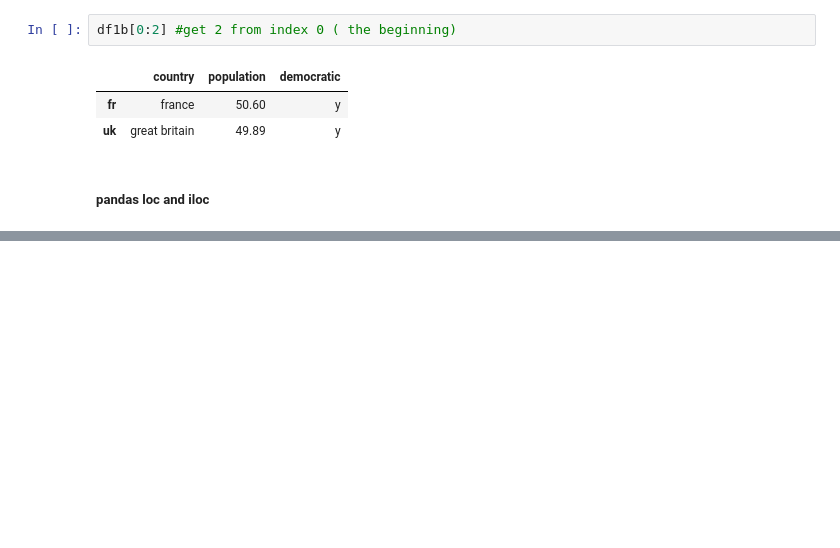
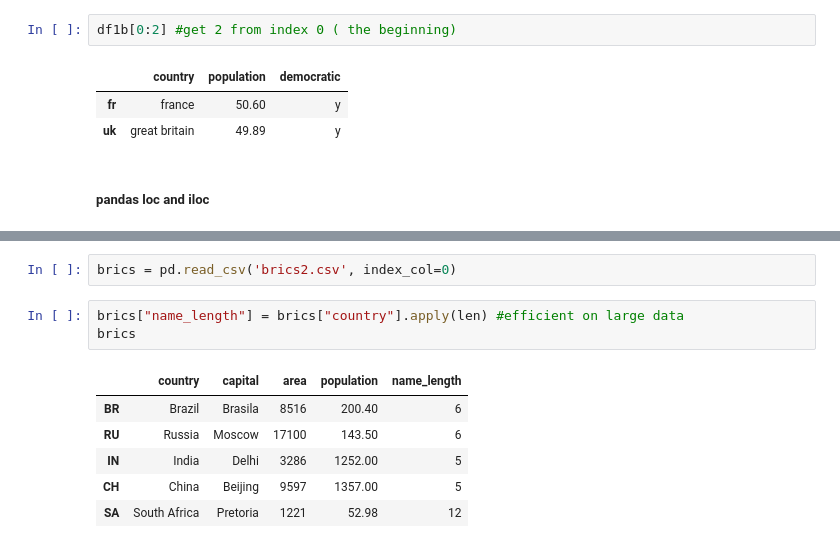
Before and after one commit to slzdevsnp/learn, a Jupyter notebook: intropython4ds2/intro_py4ds_2_nb.ipynb, the cells around one changed output, grey strips where cells are left out. Cells and saved outputs as stored; diff of their text form; blank space fills up the shorter version.

```diff
--- a/intropython4ds2/intro_py4ds_2_nb.ipynb
+++ b/intropython4ds2/intro_py4ds_2_nb.ipynb
@@ -153,0 +405,12 @@ df1b[0:2] #get 2 from index 0 ( the beginning)
+# %%
+brics = pd.read_csv('brics2.csv', index_col=0)
+# %%
+brics["name_length"] = brics["country"].apply(len) #efficient on large data
+brics
+# %% [output]
+|  | country | capital | area | population | name_length |
+| BR | Brazil | Brasila | 8516 | 200.40 | 6 |
+| RU | Russia | Moscow | 17100 | 143.50 | 6 |
+| IN | India | Delhi | 3286 | 1252.00 | 5 |
+| CH | China | Beijing | 9597 | 1357.00 | 5 |
+| SA | South Africa | Pretoria | 1221 | 52.98 | 12 |
```
Also changed, not shown: parts of 35 cells of this notebook, 2 other files.
